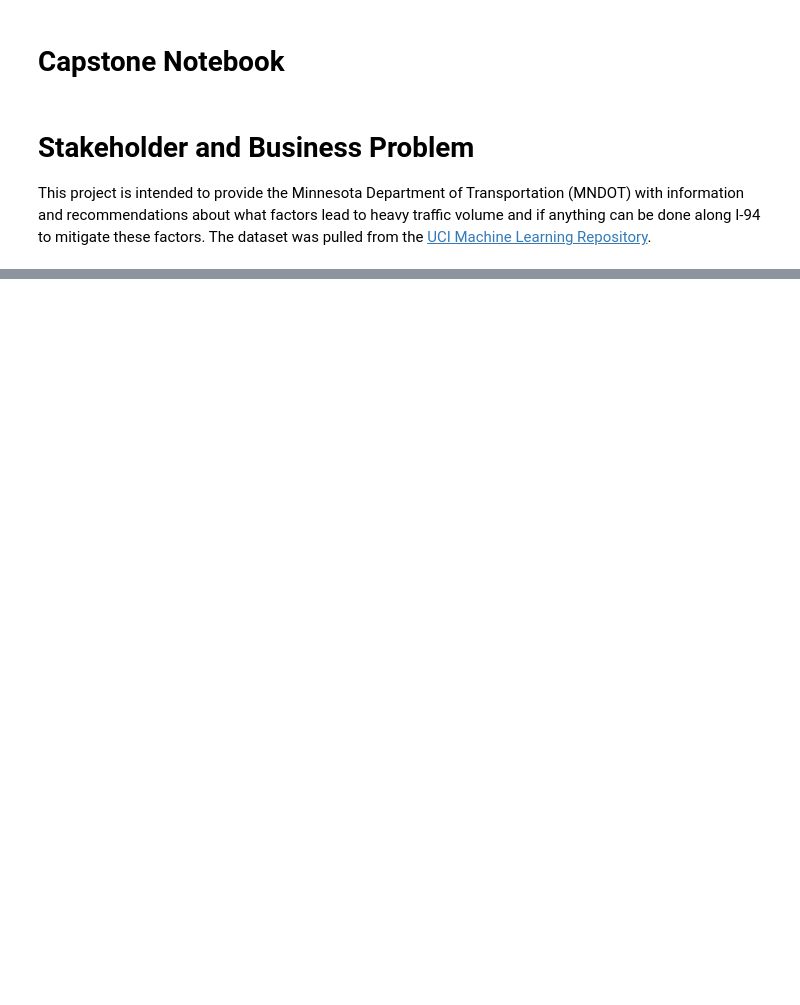
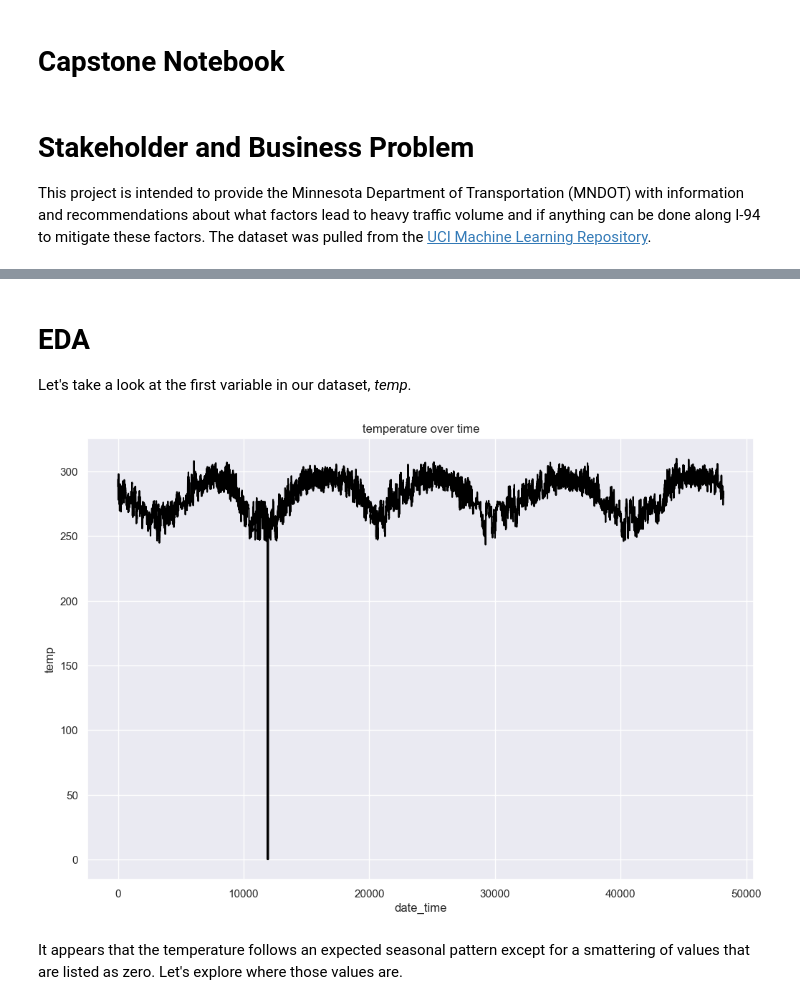
Before and after one commit to pschulk/I-94-Traffic-Volume-Predictions, a Jupyter notebook: Modeling_Notebook.ipynb, the cells around one changed output, grey strips where cells are left out. Saved outputs shown, nothing was run; the diff lists cells and outputs as text; code cells hidden in the pictures; blank space fills up the shorter version.

```diff
--- a/Modeling_Notebook.ipynb
+++ b/Modeling_Notebook.ipynb
@@ -347,0 +28,4 @@ kpss_test(df_baseline)
+# %%
+# Read in traffic data
+df = pd.read_csv('data\Metro_Interstate_Traffic_Volume.csv')
+df_noaa = pd.read_csv('data/noaa_data.csv')
@@ -347,0 +54,16 @@ kpss_test(df_baseline)
+# %% [markdown]
+# EDA
+
+Let's take a look at the first variable in our dataset, *temp*.
+# %%
+# Plotting temperature over time for entire dataset
+fig, ax = plt.subplots(figsize=(12,8))
+plt.plot(df['temp'], color = "black")
+
+ax.set_xlabel('date_time');
+ax.set_ylabel('temp')
+ax.set_title('temperature over time');
+# %% [output]
+[figure, added]
+# %% [markdown]
+It appears that the temperature follows an expected seasonal pattern except for a smattering of values that are listed as zero. Let's explore where those values are.
```
Also changed, not shown: parts of 103 cells of this notebook.
